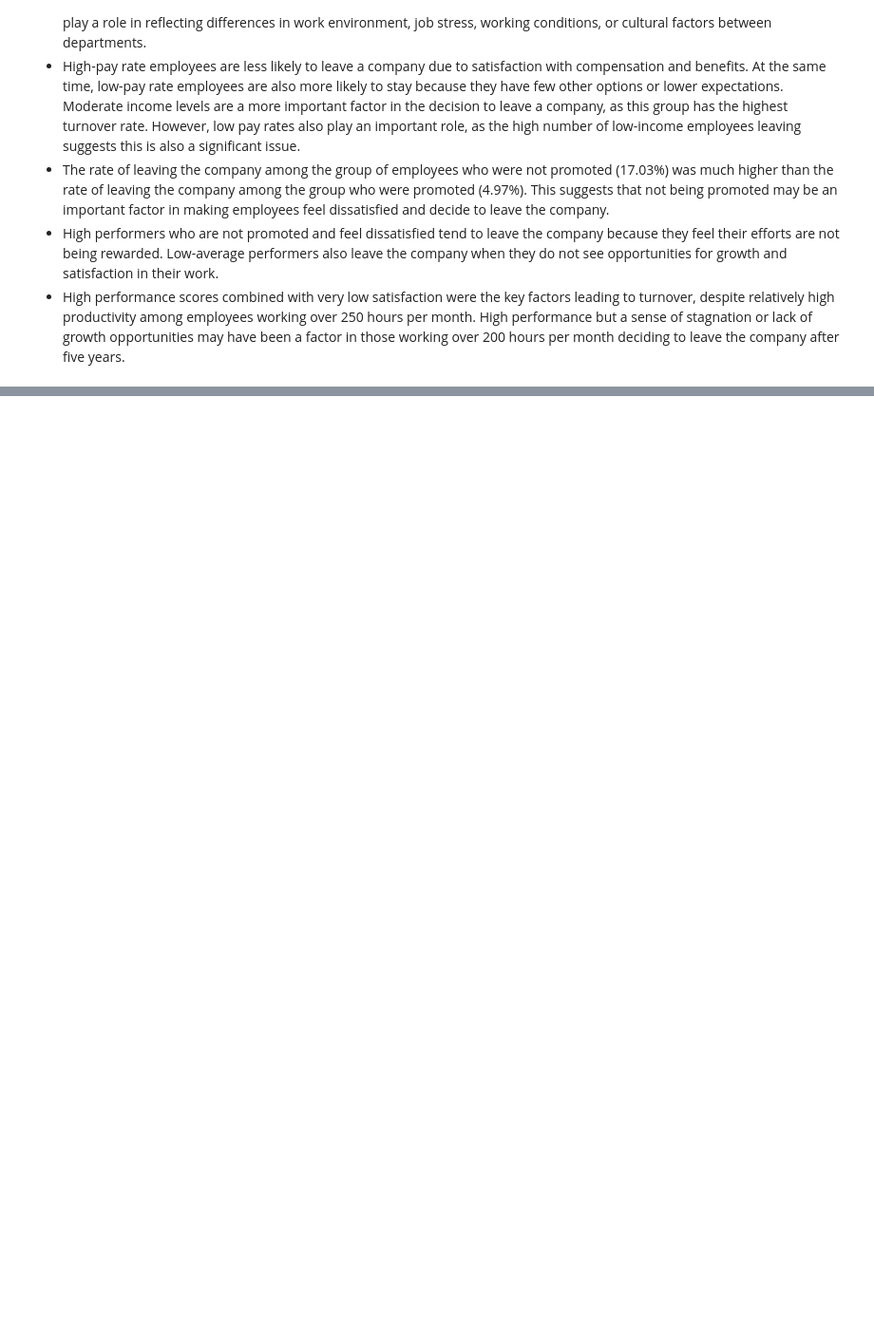
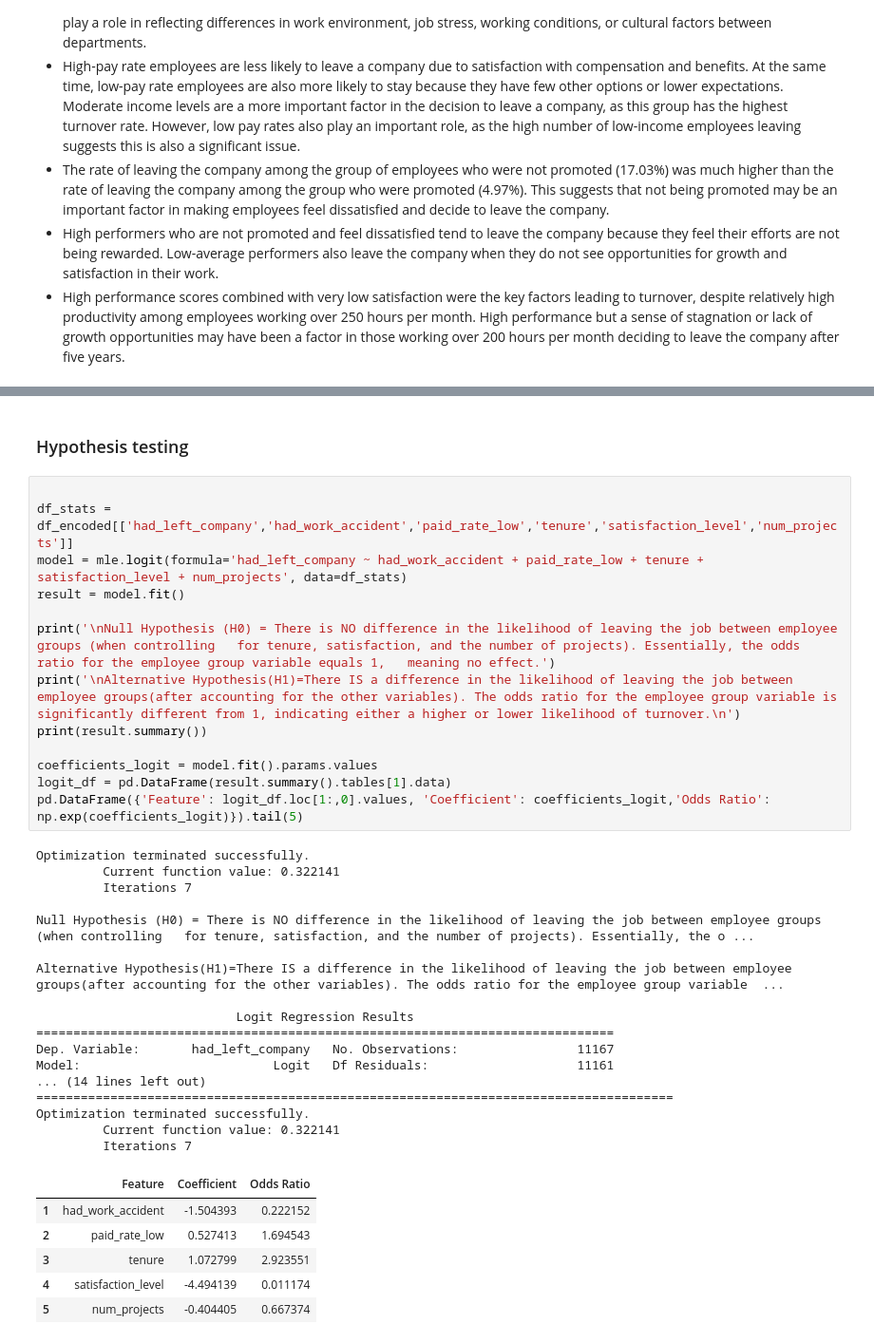
Before and after one commit to khoanfx20883/Salifort-Motors, a Jupyter notebook: Salifort_Motors.ipynb, the cells around one changed output, grey strips where cells are left out. Shown at 95% size. Cells and saved outputs as stored; diff of their text form; blank space fills up the shorter version.

Commit message:
Including Hypothesis testing

```diff
--- a/Salifort_Motors.ipynb
+++ b/Salifort_Motors.ipynb
@@ -900,0 +642,39 @@ weighted avg       0.81      0.84      0.82      1117
+# %% [markdown]
+### Hypothesis testing
+# %%
+
+df_stats = df_encoded[['had_left_company','had_work_accident','paid_rate_low','tenure','satisfaction_level','num_projects']]
+model = mle.logit(formula='had_left_company ~ had_work_accident + paid_rate_low + tenure + satisfaction_level + num_projects', data=df_stats)
+result = model.fit()
+
+print('\nNull Hypothesis (H0) = There is NO difference in the likelihood of leaving the job between employee groups (when controlling   for tenure, satisfaction, and the number of projects). Essentially, the odds ratio for the employee group variable equals 1,   meaning no effect.')
+print('\nAlternative Hypothesis(H1)=There IS a difference in the likelihood of leaving the job between employee groups(after accounting for the other variables). The odds ratio for the employee group variable is significantly different from 1, indicating either a higher or lower likelihood of turnover.\n')
+print(result.summary())
+
+coefficients_logit = model.fit().params.values
+logit_df = pd.DataFrame(result.summary().tables[1].data)
+pd.DataFrame({'Feature': logit_df.loc[1:,0].values, 'Coefficient': coefficients_logit,'Odds Ratio': np.exp(coefficients_logit)}).tail(5)
+# %% [output]
+Optimization terminated successfully.
+         Current function value: 0.322141
+         Iterations 7
+
+Null Hypothesis (H0) = There is NO difference in the likelihood of leaving the job between employee groups (when controlling   for tenure, satisfaction, and the number of projects). Essentially, the o ...
+
+Alternative Hypothesis(H1)=There IS a difference in the likelihood of leaving the job between employee groups(after accounting for the other variables). The odds ratio for the employee group variable  ...
+
+                           Logit Regression Results
+==============================================================================
+Dep. Variable:       had_left_company   No. Observations:                11167
+Model:                          Logit   Df Residuals:                    11161
+... (14 lines left out)
+======================================================================================
+Optimization terminated successfully.
+         Current function value: 0.322141
+         Iterations 7
+|  | Feature | Coefficient | Odds Ratio |
+| 1 | had_work_accident | -1.504393 | 0.222152 |
+| 2 | paid_rate_low | 0.527413 | 1.694543 |
+| 3 | tenure | 1.072799 | 2.923551 |
+| 4 | satisfaction_level | -4.494139 | 0.011174 |
+| 5 | num_projects | -0.404405 | 0.667374 |
```
Also changed, not shown: parts of 51 cells of this notebook.
